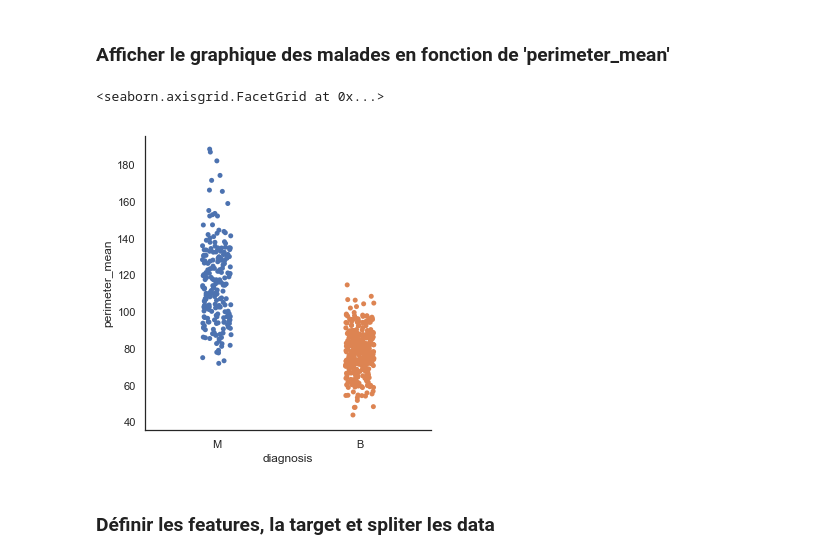
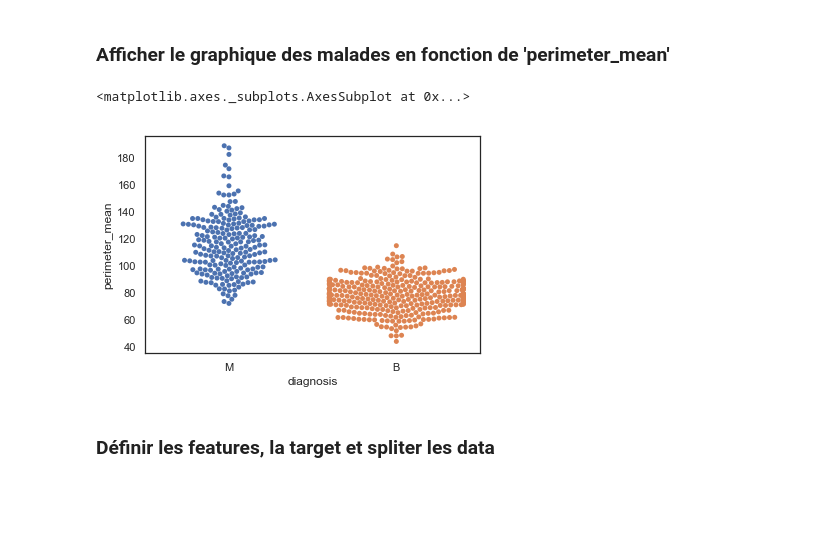
Before and after one commit to adriendod/Bootcamp, a Jupyter notebook: S9/S9A/breast-cancer.ipynb, the cells around one changed output. Cells and saved outputs as stored; diff of their text form; code cells hidden in the pictures; blank space fills up the shorter version.

```diff
--- a/S9/S9A/breast-cancer.ipynb
+++ b/S9/S9A/breast-cancer.ipynb
@@ -166,10 +169,10 @@ Cibler les features qui ont une corrélation importante avec la variable cible *
 # %% [markdown]
 ### Afficher le graphique des malades en fonction de 'perimeter_mean'
 # %%
-sns.catplot(x = "diagnosis", y = "perimeter_mean", data = df)
+sns.swarmplot(x = "diagnosis", y = "perimeter_mean", data = df)
 # %% [output]
-<seaborn.axisgrid.FacetGrid at 0x...>
+<matplotlib.axes._subplots.AxesSubplot at 0x...>
-[figure, old version]
+[figure, new version]
 # %% [markdown]
 ### Définir les features, la target et spliter les data
 # %%
```
Also changed, not shown: parts of 3 cells of this notebook, 4 other files.
